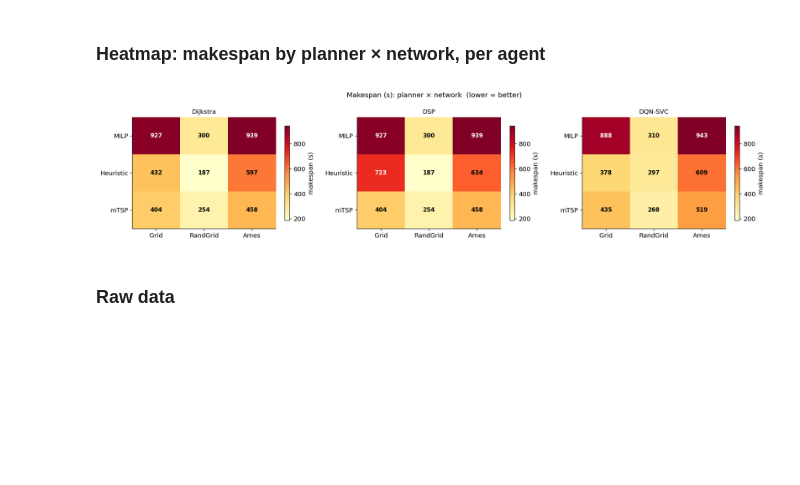
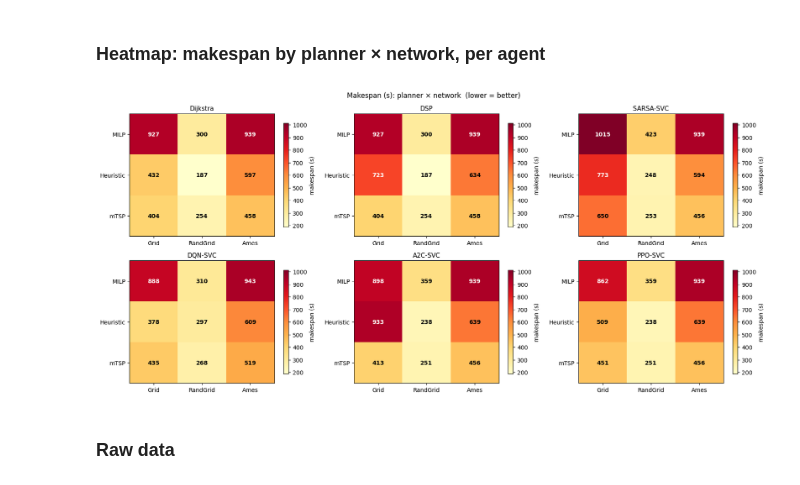
Before and after one commit to shinobi-wolf/FleetNav, a Jupyter notebook: notebooks/ta_evrp_sweep_analysis.ipynb, the cells around one changed output. Saved outputs shown, nothing was run; the diff lists cells and outputs as text; code cells hidden in the pictures; blank space fills up the shorter version.

```diff
--- a/notebooks/ta_evrp_sweep_analysis.ipynb
+++ b/notebooks/ta_evrp_sweep_analysis.ipynb
@@ -589,8 +606,8 @@ x       = np.arange(len(SVC_NET_ORDER))
 width   = 0.8 / len(SVC_AGENT_ORDER)
 offsets = np.linspace(-(len(SVC_AGENT_ORDER)-1)/2*width, (len(SVC_AGENT_ORDER)-1)/2*width, len(SVC_AGENT_ORDER))
 
-fig, axes = plt.subplots(2, 2, figsize=(13, 8))
-fig.suptitle('SVC traffic — Dijkstra vs DSP vs DQN-SVC (mean over planners)', fontsize=13)
+fig, axes = plt.subplots(2, 2, figsize=(max(13, 2.5 * len(SVC_AGENT_ORDER)), 8))
+fig.suptitle('SVC traffic — all agents (mean over planners)', fontsize=13)
 
 for ax, (metric, ylabel, higher_better) in zip(axes.flat, svc_metrics_cfg):
     for offset, agent in zip(offsets, SVC_AGENT_ORDER):
@@ -610,8 +627,15 @@ for ax, (metric, ylabel, higher_better) in zip(axes.flat, svc_metrics_cfg):
             transform=ax.transAxes, ha='right', va='top', fontsize=9, color='gray')
 
 handles, labels = axes.flat[0].get_legend_handles_labels()
-fig.legend(handles, labels, loc='lower center', ncol=len(SVC_AGENT_ORDER),
-           bbox_to_anchor=(0.5, -0.03), frameon=False, fontsize=11)
+# Deduplicate legend entries (same agent can appear multiple times from multiple bar calls)
+seen, unique_handles, unique_labels = set(), [], []
+for h, l in zip(handles, labels):
+    if l not in seen:
+        seen.add(l)
+        unique_handles.append(h)
+        unique_labels.append(l)
+fig.legend(unique_handles, unique_labels, loc='lower center', ncol=len(SVC_AGENT_ORDER),
+           bbox_to_anchor=(0.5, -0.03), frameon=False, fontsize=10)
 fig.tight_layout()
 plt.show()
 # %% [output]
@@ -680,44 +704,49 @@ plt.show()
 ### Heatmap: makespan by planner × network, per agent
 # %%
 n_agents = len(SVC_AGENT_ORDER)
-fig, axes = plt.subplots(1, n_agents, figsize=(5.5 * n_agents, 3.8))
-if n_agents == 1:
-    axes = [axes]
+n_cols = min(n_agents, 3)
+n_rows = (n_agents + n_cols - 1) // n_cols
+fig, axes = plt.subplots(n_rows, n_cols, figsize=(5.5 * n_cols, 3.8 * n_rows), squeeze=False)
+axes_flat = list(axes.flat)
 fig.suptitle('Makespan (s): planner × network  (lower = better)', fontsize=12)
 
 # Shared colour scale across all agents for fair comparison
 all_vals = svc_raw.groupby(['planner', 'agent', 'network'])['makespan_s'].mean()
 valid_vals = all_vals[all_vals > 0].values
 vmin, vmax = (valid_vals.min(), valid_vals.max()) if len(valid_vals) else (0, 1)
 
-for ax, agent in zip(axes, SVC_AGENT_ORDER):
+for ax, agent in zip(axes_flat, SVC_AGENT_ORDER):
     pivot = (
         svc_raw[svc_raw['agent'] == agent]
         .groupby(['planner', 'network'])['makespan_s']
         .mean()
         .unstack('network')
         .reindex(index=SVC_PLANNER_ORDER, columns=SVC_NET_ORDER)
     )
     vals = pivot.values.astype(float)
     im = ax.imshow(vals, aspect='auto', cmap='YlOrRd', vmin=vmin, vmax=vmax)
     ax.set_xticks(range(len(SVC_NET_ORDER)))
     ax.set_xticklabels(SVC_NET_ORDER)
     ax.set_yticks(range(len(SVC_PLANNER_ORDER)))
     ax.set_yticklabels(SVC_PLANNER_ORDER)
     ax.set_title(SVC_AGENT_LABELS[agent], fontsize=11)
     for i in range(len(SVC_PLANNER_ORDER)):
         for j in range(len(SVC_NET_ORDER)):
             v = vals[i, j]
             if not np.isnan(v):
                 brightness = (v - vmin) / (vmax - vmin + 1e-9)
                 ax.text(j, i, f'{v:.0f}', ha='center', va='center', fontsize=10,
                         color='white' if brightness > 0.6 else 'black', fontweight='bold')
     plt.colorbar(im, ax=ax, shrink=0.85, label='makespan (s)')
 
+# Hide any unused axes in the last row
+for ax in axes_flat[n_agents:]:
+    ax.set_visible(False)
+
 fig.tight_layout()
 plt.show()
 # %% [output]
-[figure, old version]
+[figure, new version]
 # %% [markdown]
 ### Raw data
 # %%
```
Also changed, not shown: parts of 7 cells of this notebook, 5 other files.
